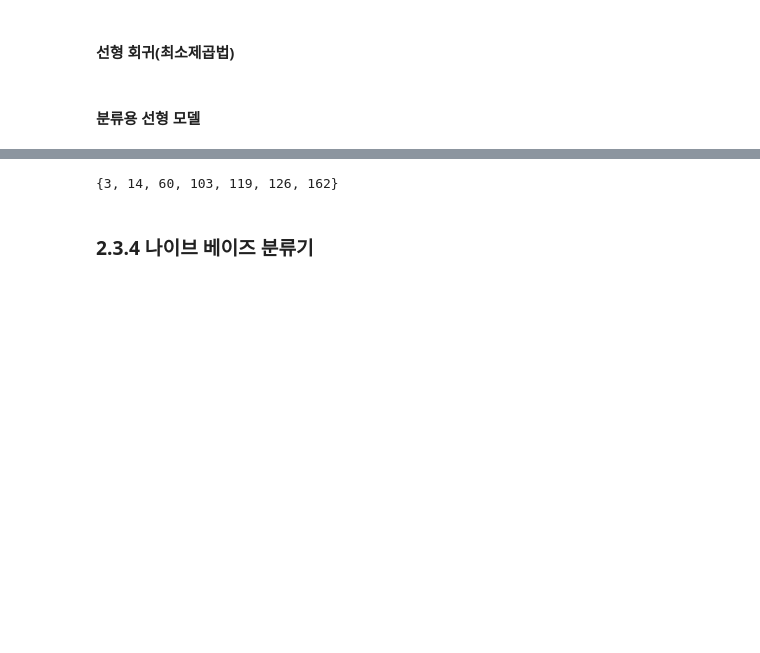
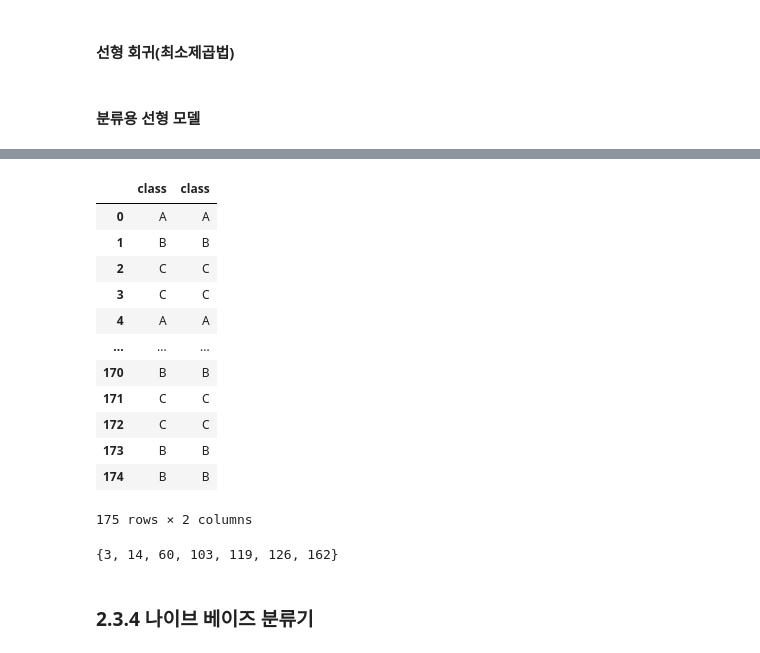
Before and after one commit to Jonghyun-Park1027/Competition, a Jupyter notebook: 유전자분류/23_1_5-supervised-learning.ipynb, the cells around one changed output, grey strips where cells are left out. Saved outputs shown, nothing was run; the diff lists cells and outputs as text; code cells hidden in the pictures; blank space fills up the shorter version.

```diff
--- a/유전자분류/23_1_5-supervised-learning.ipynb
+++ b/유전자분류/23_1_5-supervised-learning.ipynb
@@ -236,3 +236,19 @@ for idx, value in enumerate(is_same) :
+# %%
+pd.concat([logis_compare['class'], submit['class']], axis=1)
+# %% [output]
+|  | class | class |
+| 0 | A | A |
+| 1 | B | B |
+| 2 | C | C |
+| 3 | C | C |
+| 4 | A | A |
+| ... | ... | ... |
+| 170 | B | B |
+| 171 | C | C |
+| 172 | C | C |
+| 173 | B | B |
+| 174 | B | B |
+175 rows × 2 columns
 # %%
 # y_pred[3] = 'B'
 # y_pred[119] = 'B'
```
Also changed, not shown: parts of 4 cells of this notebook, 1 other file.
